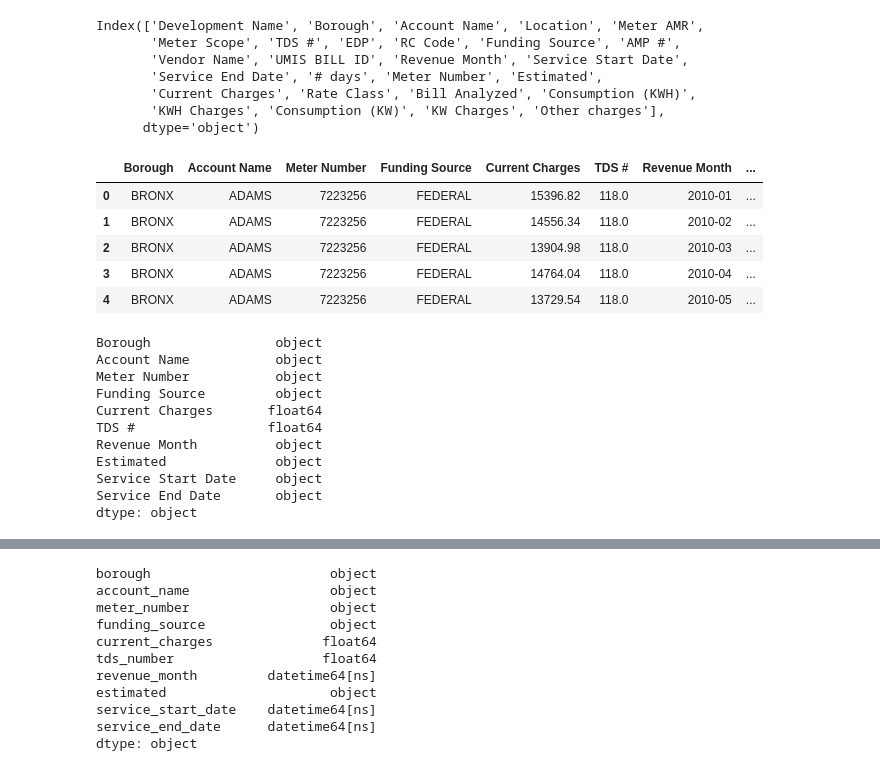
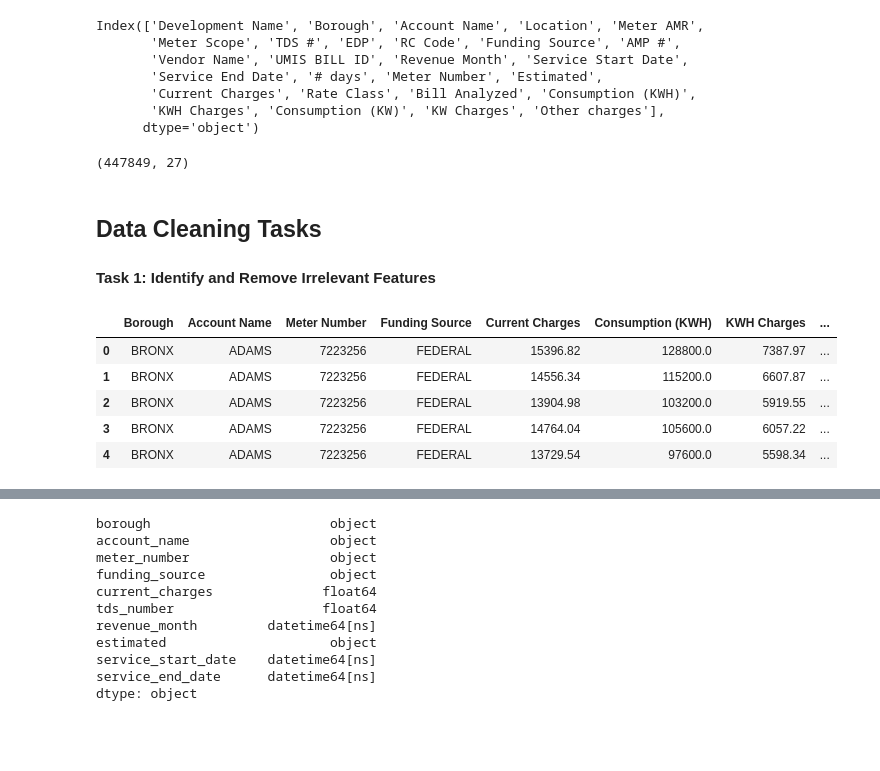
Before and after one commit to HarryBoy127/initial_energy_NewYorkCity, a Jupyter notebook: index.ipynb, the cells around one changed output, grey strips where cells are left out. Saved outputs shown, nothing was run; the diff lists cells and outputs as text; code cells hidden in the pictures; blank space fills up the shorter version.

```diff
--- a/index.ipynb
+++ b/index.ipynb
@@ -9,5 +7,5 @@ ModuleNotFoundError: No module named 'psycopg2'
 # %%
-energy_raw = pd.read_csv("../data/raw/Electric_Consumption_And_Cost__2010_-_Feb_2023__20240417.csv")
+energy_raw = pd.read_csv("./data/raw/Electric_Consumption_And_Cost__2010_-_Feb_2023__20240417.csv")
 energy_raw.head(3)
 # %% [output]
 |  | Development Name | Borough | Account Name | Location | Meter AMR | Meter Scope | TDS # | EDP | RC Code | ... |
@@ -25,14 +23,23 @@ Index(['Development Name', 'Borough', 'Account Name', 'Location', 'Meter AMR',
        'Current Charges', 'Rate Class', 'Bill Analyzed', 'Consumption (KWH)',
        'KWH Charges', 'Consumption (KW)', 'KW Charges', 'Other charges'],
       dtype='object')
+# %%
+energy_raw.shape
+# %% [output]
+(447849, 27)
+# %% [markdown]
+## Data Cleaning Tasks
+
+#### Task 1: Identify and Remove Irrelevant Features
 # %%
 energy_selected_column =energy_raw[["Borough", "Account Name","Meter Number","Funding Source","Current Charges",\
-                                    "TDS #","Revenue Month", "Estimated","Service Start Date", "Service End Date"]]
+                                     'Consumption (KWH)','KWH Charges', 'Consumption (KW)', 'KW Charges',\
+                                     "Revenue Month","Service Start Date", "Service End Date"]]
 energy_selected_column.head()
 # %% [output]
-|  | Borough | Account Name | Meter Number | Funding Source | Current Charges | TDS # | Revenue Month | ... |
-| 0 | BRONX | ADAMS | 7223256 | FEDERAL | 15396.82 | 118.0 | 2010-01 | ... |
-| 1 | BRONX | ADAMS | 7223256 | FEDERAL | 14556.34 | 118.0 | 2010-02 | ... |
-| 2 | BRONX | ADAMS | 7223256 | FEDERAL | 13904.98 | 118.0 | 2010-03 | ... |
-| 3 | BRONX | ADAMS | 7223256 | FEDERAL | 14764.04 | 118.0 | 2010-04 | ... |
-| 4 | BRONX | ADAMS | 7223256 | FEDERAL | 13729.54 | 118.0 | 2010-05 | ... |
+|  | Borough | Account Name | Meter Number | Funding Source | Current Charges | Consumption (KWH) | KWH Charges | ... |
+| 0 | BRONX | ADAMS | 7223256 | FEDERAL | 15396.82 | 128800.0 | 7387.97 | ... |
+| 1 | BRONX | ADAMS | 7223256 | FEDERAL | 14556.34 | 115200.0 | 6607.87 | ... |
+| 2 | BRONX | ADAMS | 7223256 | FEDERAL | 13904.98 | 103200.0 | 5919.55 | ... |
+| 3 | BRONX | ADAMS | 7223256 | FEDERAL | 14764.04 | 105600.0 | 6057.22 | ... |
+| 4 | BRONX | ADAMS | 7223256 | FEDERAL | 13729.54 | 97600.0 | 5598.34 | ... |
@@ -42,14 +45,0 @@ energy_selected_column.head()
-# %%
-energy_selected_column.dtypes
-# %% [output]
-Borough                object
-Account Name           object
-Meter Number           object
-Funding Source         object
-Current Charges       float64
-TDS #                 float64
-Revenue Month          object
-Estimated              object
-Service Start Date     object
-Service End Date       object
-dtype: object
```
Also changed, not shown: parts of 15 cells of this notebook, 6 other files.
